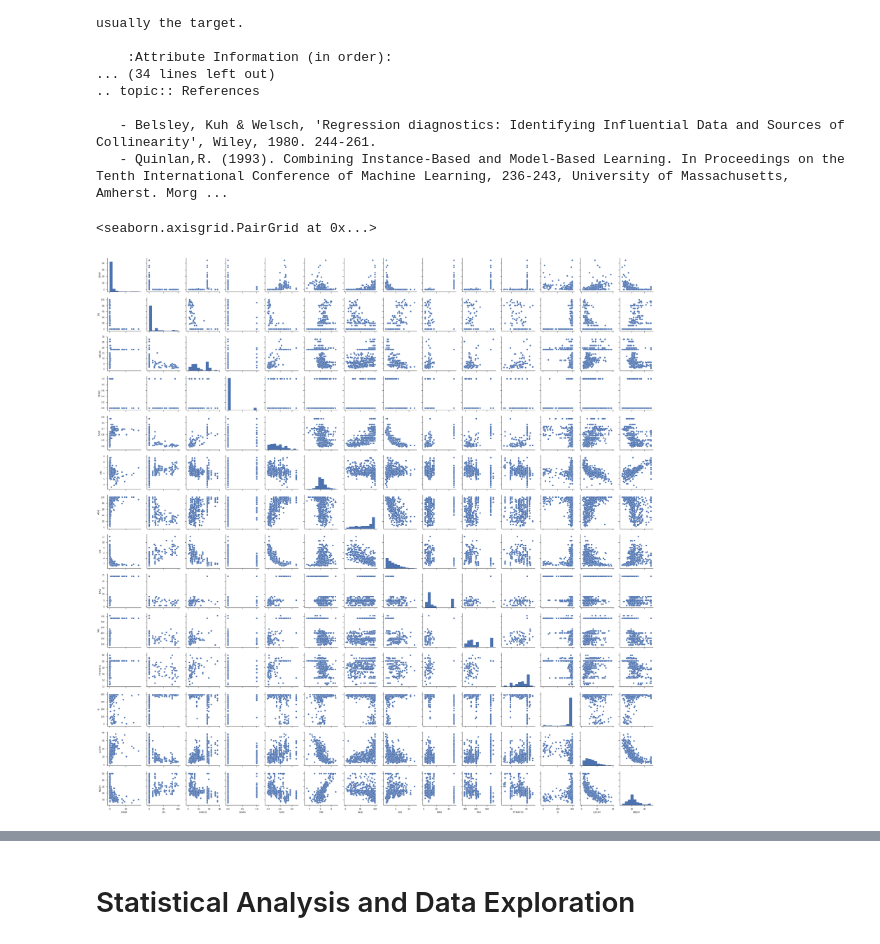
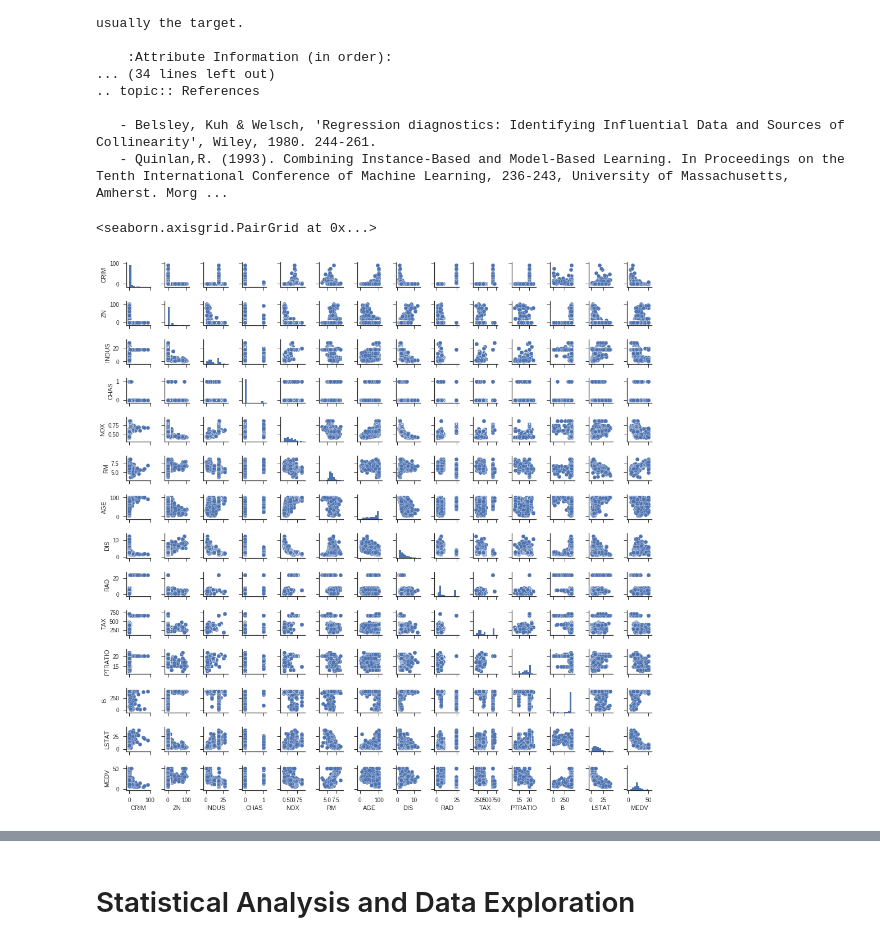
Before and after one commit to laurenzberger/Machine-Learning-Engineer-Nanodegree, a Jupyter notebook: boston_housing/boston_housing.my.ipynb, the cells around one changed output, grey strips where cells are left out. Cells and saved outputs as stored; diff of their text form; code cells hidden in the pictures.

```diff
--- a/boston_housing/boston_housing.my.ipynb
+++ b/boston_housing/boston_housing.my.ipynb
@@ -77,7 +79,7 @@ Boston house prices dataset
 # %%
 import seaborn as sns
 sns.set(style="ticks")
-sns.pairplot(boston_df)
+sns.pairplot(boston_df,size=1)
 # %% [output]
 <seaborn.axisgrid.PairGrid at 0x...>
-[figure, old version]
+[figure, new version]
```
Also changed, not shown: parts of 22 cells of this notebook.
